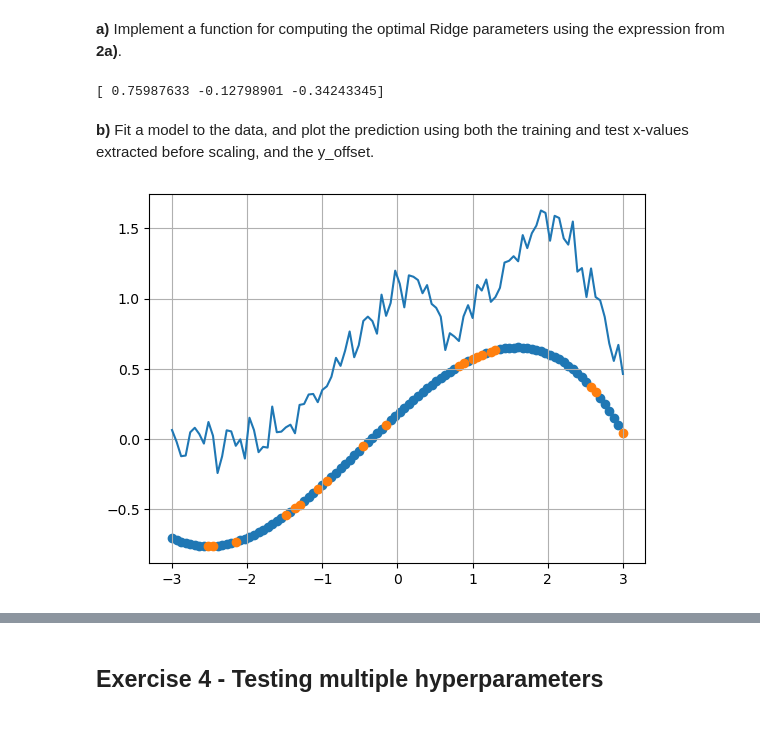
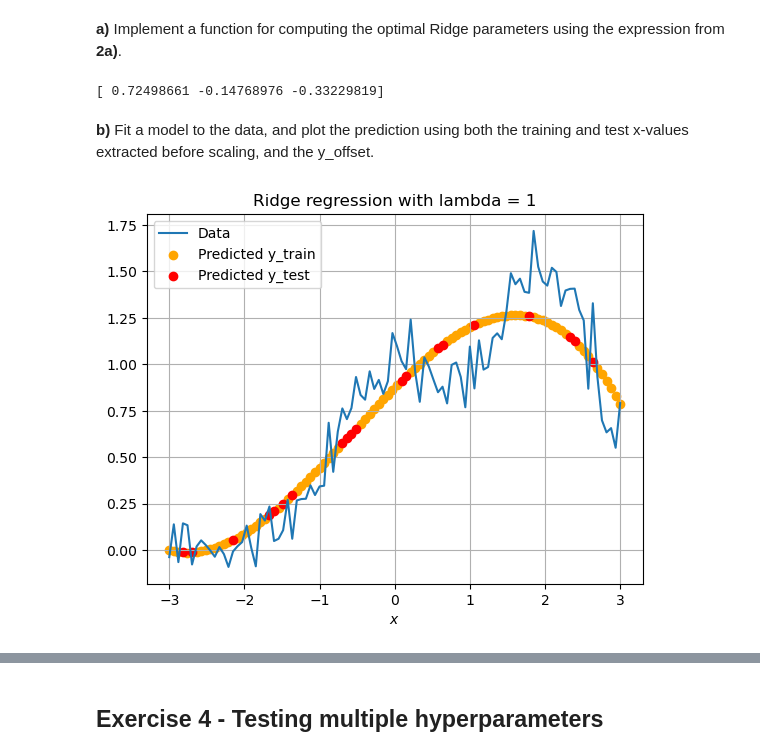
Before and after one commit to johnmagj/FYS-STK4155, a Jupyter notebook: Week36/exercises_week36.ipynb, the cells around one changed output, grey strips where cells are left out. Drawn from its saved outputs; the diff is of its cells as text; code cells hidden in the pictures; blank space fills up the shorter version.

```diff
--- a/Week36/exercises_week36.ipynb
+++ b/Week36/exercises_week36.ipynb
@@ -96,8 +96,8 @@ plt.plot(x,y)
 def polynomial_features(x, p, intercept=False):
     """
     Take an array of x values, and the desired polynomial degree p.
-    Create a feature (design) matrix with first column with x**1, second column with x**2, and so on. I.e. the j-th column containing x**(j+1).
-    Intercept=True will turn the first column into ones, meaning the j-th column will contain the value x**(j).
+    Create a feature (design) matrix with first column x**1, second column with x**2, and so on. I.e. the i-th column containing x**(i+1).
+    Intercept=True will turn the first column into ones, meaning the i-th column will contain the value x**(j).
     """
     n = len(x)
     if intercept  == True:
@@ -137,20 +163,23 @@ def Ridge_parameters(X, y, ridge_lambda):
     I = np.identity(np.shape(X)[1])    # Create identity matrix same shape as X.T @ X, since columns of X decide the shape, (nxm)(mxn)=(nxn)
     # Element-wise multiplication with *
     return np.linalg.pinv(X.T @ X + ridge_lambda*I) @ X.T @ y
-
-ridge_lambda = 1
-beta = Ridge_parameters(X_train_s, y_train, ridge_lambda)
-print(beta)
-# %% [output]
-[ 0.75987633 -0.12798901 -0.34243345]
+# %%
+ridge_lambda = 1
+beta_s = Ridge_parameters(X_train_s, y_train, ridge_lambda)
+print(beta_s)
+# %% [output]
+[ 0.72498661 -0.14768976 -0.33229819]
 # %% [markdown]
 **b)** Fit a model to the data, and plot the prediction using both the training and test x-values extracted before scaling, and the y_offset.
 # %%
-plt.plot(x, y)
-plt.scatter(x_train, X_train_s @ beta)# + y_offset)
-plt.scatter(x_test, X_test_s @ beta)# + y_offset)
+plt.plot(x, y, label="Data")
+plt.scatter(x_train, X_train_s @ beta_s + y_offset, color="orange", label="Predicted y_train")
+plt.scatter(x_test, X_test_s @ beta_s + y_offset, color="red", label="Predicted y_test")
+plt.legend()
 plt.grid()
+plt.xlabel(r"$x$")
+plt.title(f"Ridge regression with lambda = {ridge_lambda}")
 plt.show()
 plt.close()
 # %% [output]
-[figure, old version]
+[figure, new version]
```
Also changed, not shown: parts of 5 cells of this notebook.
